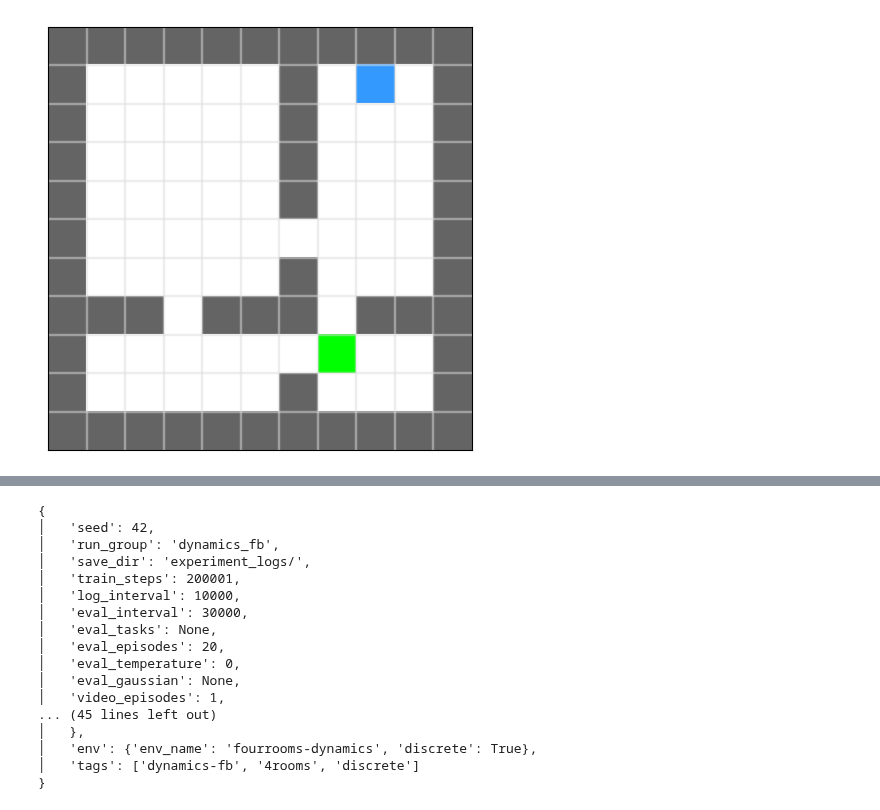
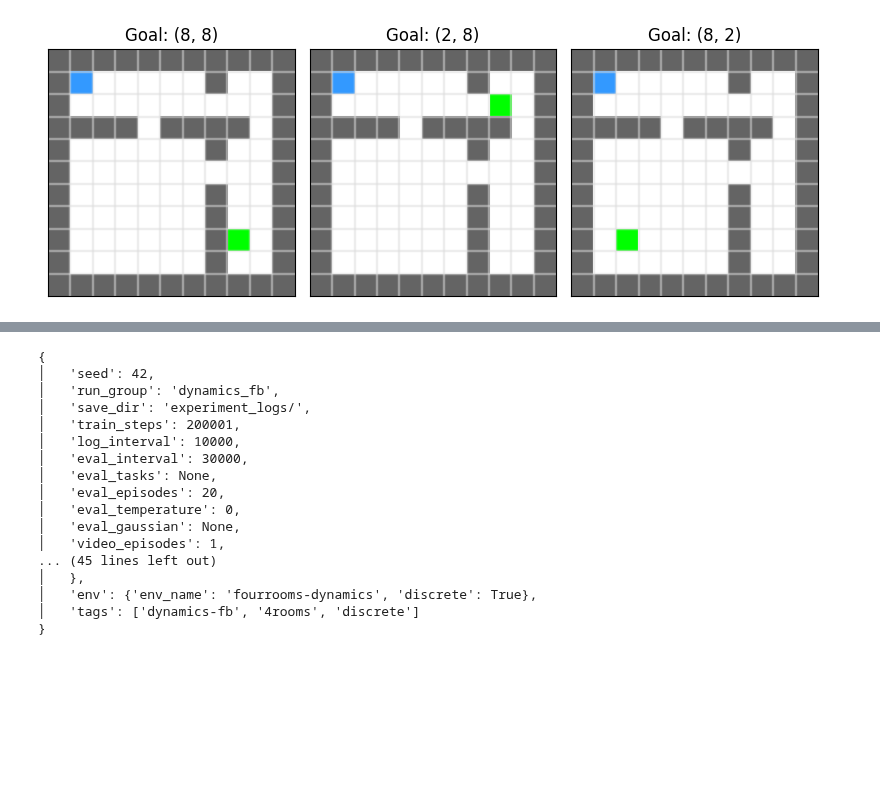
Before and after one commit to skylooop/BeliefConditionedFB, a Jupyter notebook: notebooks/dynamics_fb_4rooms.ipynb, the cells around one changed output, grey strips where cells are left out. Drawn from its saved outputs; the diff is of its cells as text; code cells hidden in the pictures; blank space fills up the shorter version.

```diff
--- a/notebooks/dynamics_fb_4rooms.ipynb
+++ b/notebooks/dynamics_fb_4rooms.ipynb
@@ -30,11 +28,19 @@ plt.style.use(['seaborn-v0_8-colorblind', 'seaborn-v0_8-notebook'])
 colors = plt.rcParams['axes.prop_cycle'].by_key()['color']
 
 GLOBAL_KEY = jax.random.key(42)
-# %%
-from envs.custom_mazes.darkroom import FourRoomsMazeEnv, Maze
-
-test = FourRoomsMazeEnv(Maze(seed=42, maze_type='fourrooms_random_layouts'))
-test.reset()
-test.render(return_img=False)
-# %% [output]
-[figure, removed]
+# %%
+from envs.custom_mazes.darkroom import FourRoomsMazeEnv, Maze
+
+test = FourRoomsMazeEnv(Maze(seed=0, maze_type='fourrooms_random_layouts'))
+test.reset()
+img = test.render(return_img=True)
+START_POS = (1,1)
+
+fig, ax = plt.subplots(nrows=1, ncols=3)
+for i, cur_ax in enumerate(ax.flat, start=0):
+    test.setup_goals(seed=None, task_num=i, start_pos=START_POS)
+    test.render(ax=cur_ax)
+    cur_ax.set_title(f"Goal: {test.goal}")
+plt.tight_layout()
+# %% [output]
+[figure, added]
```
Also changed, not shown: parts of 8 cells of this notebook, 2 other files.
